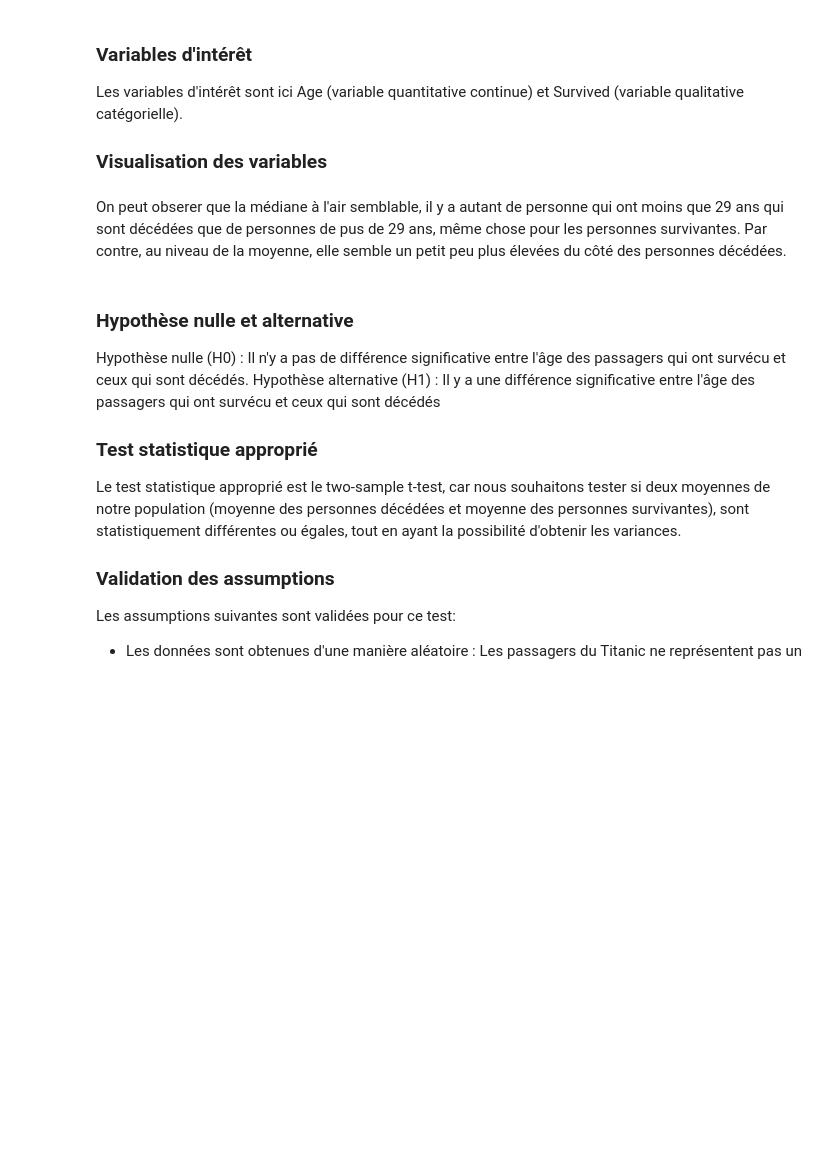
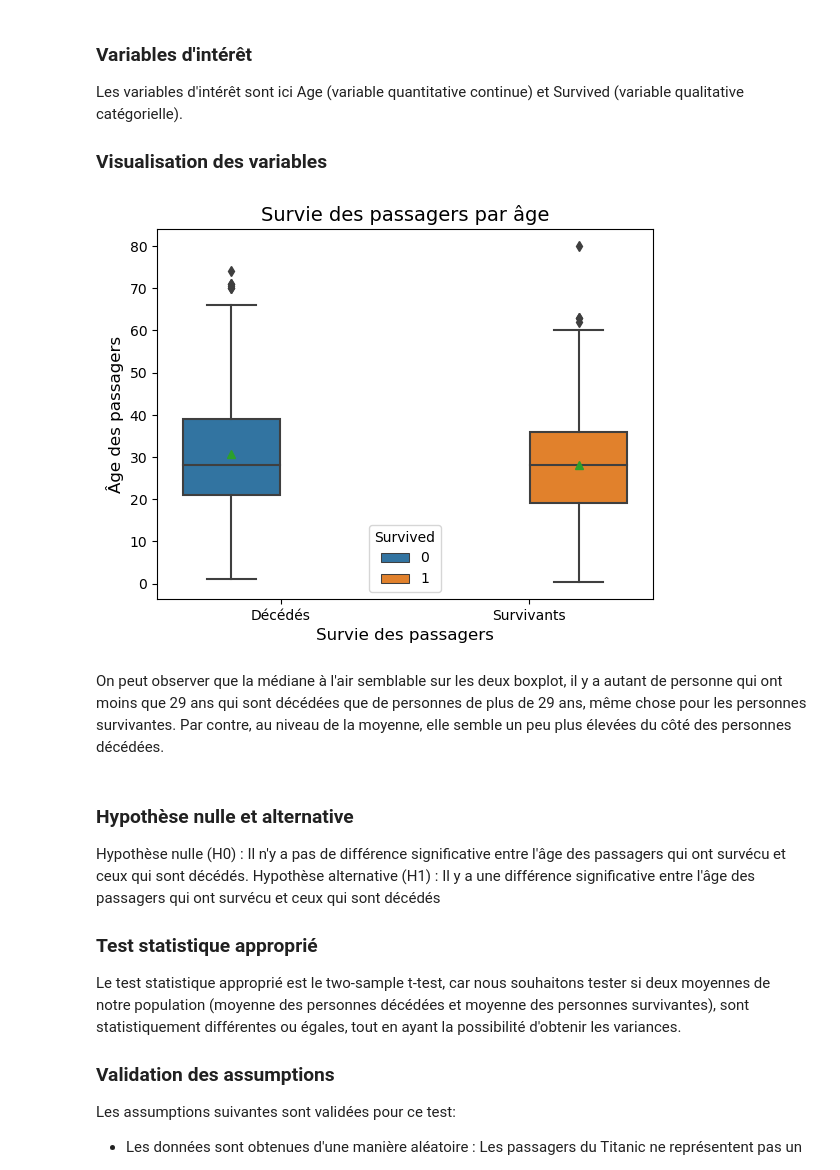
Before and after one commit to JonathanPiaget/titanique, a Jupyter notebook: main.ipynb, the cells around one changed output. Drawn from its saved outputs; the diff is of its cells as text; code cells hidden in the pictures; blank space fills up the shorter version.

```diff
--- a/main.ipynb
+++ b/main.ipynb
@@ -232,19 +282,21 @@ Les variables d'intérêt sont ici Age (variable quantitative continue) et Survi
 # %%
 sns.boxplot(
     x='Survived',
     y='Age',
     data=data_clean,
     showmeans=True,
     hue='Survived',
-    legend=False,
+    ###legend=False,
 )
 plt.title("Survie des passagers par âge", fontsize=14)
 plt.xticks(ticks=[0,1], labels=['Décédés', 'Survivants'])
 plt.xlabel('Survie des passagers', fontsize=12)
 plt.ylabel('Âge des passagers', fontsize=12)
 plt.show()
+# %% [output]
+[figure, added]
 # %% [markdown]
-On peut obserer que la médiane à l'air semblable, il y a autant de personne qui ont moins que 29 ans qui sont décédées que de personnes de pus de 29 ans, même chose pour les personnes survivantes. Par contre, au niveau de la moyenne, elle semble un petit peu plus élevées du côté des personnes décédées.
+On peut observer que la médiane à l'air semblable sur les deux boxplot, il y a autant de personne qui ont moins que 29 ans qui sont décédées que de personnes de plus de 29 ans, même chose pour les personnes survivantes. Par contre, au niveau de la moyenne, elle semble un peu plus élevées du côté des personnes décédées.
 # %% [markdown]
 ### Hypothèse nulle et alternative
 Hypothèse nulle (H0) : Il n'y a pas de différence significative entre l'âge des passagers qui ont survécu et ceux qui sont décédés.
```
Also changed, not shown: parts of 16 cells of this notebook.
